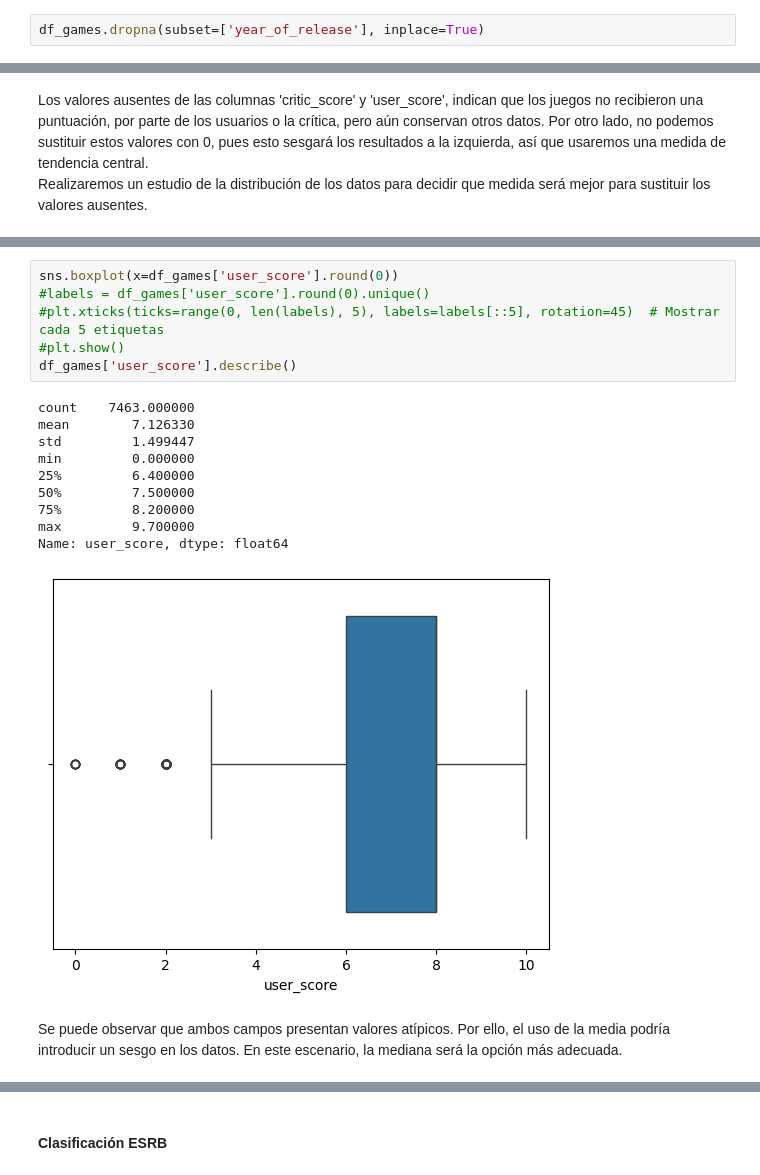
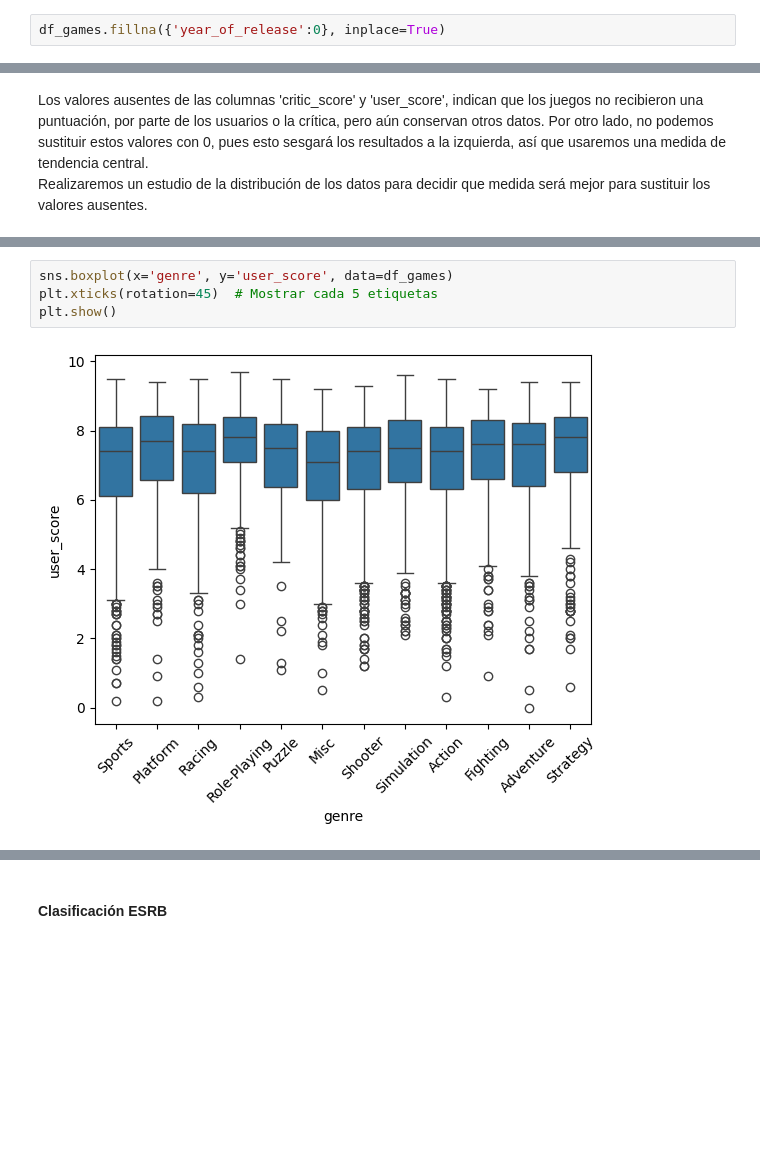
Before and after one commit to emmcors/videogame_sales, a Jupyter notebook: campaña_2017.ipynb, the cells around one changed output, grey strips where cells are left out. Saved outputs shown, nothing was run; the diff lists cells and outputs as text; blank space fills up the shorter version.

```diff
--- a/campaña_2017.ipynb
+++ b/campaña_2017.ipynb
@@ -139,5 +154,5 @@ La columna ‘year_of_release’ tiene 269 valores ausentes, algunos de los cual
 # %%
-df_games.dropna(subset=['year_of_release'], inplace=True)
+df_games.fillna({'year_of_release':0}, inplace=True)
 # %% [markdown]
 Verifiquemos si podemos hacer la conversión de float a int para la columna 'year_of_release'
 # %%
@@ -196,19 +262,6 @@ df_games['user_score'] = df_games['user_score'].astype('float')
 # %%
-sns.boxplot(x=df_games['user_score'].round(0))
-#labels = df_games['user_score'].round(0).unique()
-#plt.xticks(ticks=range(0, len(labels), 5), labels=labels[::5], rotation=45)  # Mostrar cada 5 etiquetas
-#plt.show()
-df_games['user_score'].describe()
+sns.boxplot(x='genre', y='user_score', data=df_games)
+plt.xticks(rotation=45)  # Mostrar cada 5 etiquetas
+plt.show()
 # %% [output]
-count    7463.000000
-mean        7.126330
-std         1.499447
-min         0.000000
-25%         6.400000
-50%         7.500000
-75%         8.200000
-max         9.700000
-Name: user_score, dtype: float64
-[figure, old version]
+[figure, new version]
-# %% [markdown]
-Se puede observar que ambos campos presentan valores atípicos. Por ello, el uso de la media podría introducir un sesgo en los datos. En este escenario, la mediana será la opción más adecuada.
```
Also changed, not shown: parts of 78 cells of this notebook, 1 other file.
